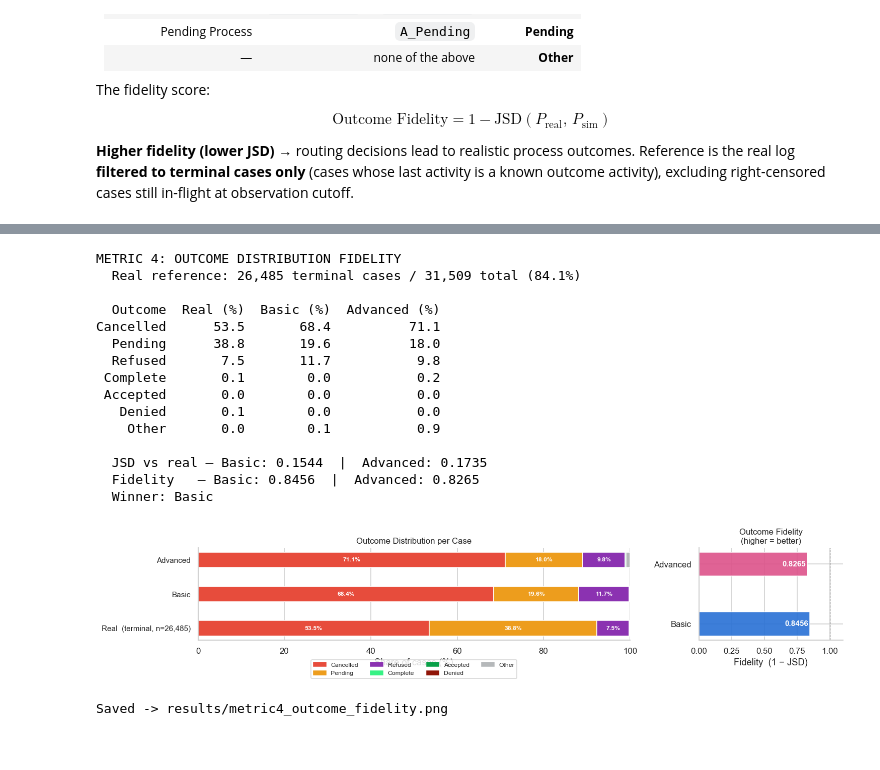
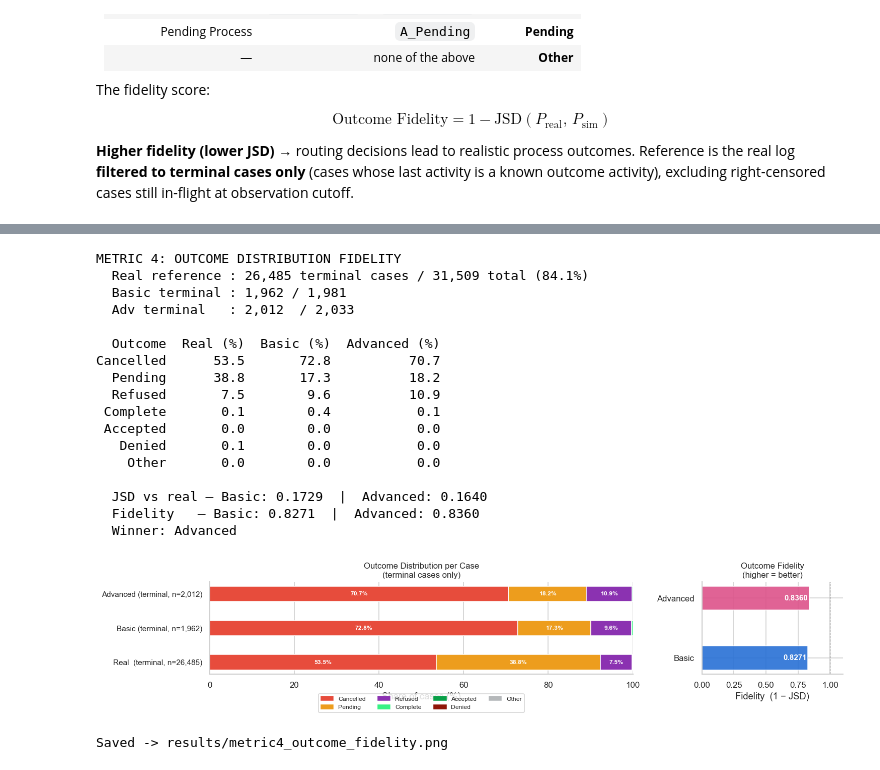
Before and after one commit to mbrieg/bppso-groupwork, a Jupyter notebook: simulation_evaluation/evaluation.ipynb, the cells around one changed output, grey strips where cells are left out. Cells and saved outputs as stored; diff of their text form; code cells hidden in the pictures.

Commit message:
outcome fidelity last

```diff
--- a/simulation_evaluation/evaluation.ipynb
+++ b/simulation_evaluation/evaluation.ipynb
@@ -752,10 +908,9 @@ def last_activity_dist(df):
     )
     return last.value_counts(normalize=True) * 100
 
-# Real log: filter to complete lifecycle events (as in validation section)
-real_complete = real_df.copy()
-if 'lifecycle:transition' in real_complete.columns:
-    real_complete = real_complete[real_complete['lifecycle:transition'].str.lower() == 'complete']
+# Filter real log to complete lifecycle events
+real_complete = real_log[real_log['lifecycle:transition'].str.lower() == 'complete'].copy() \
+    if 'lifecycle:transition' in real_log.columns else real_log.copy()
 
 real_last  = last_activity_dist(real_complete)
 basic_last = last_activity_dist(basic_log)
@@ -848,7 +1003,7 @@ _LAST_ACT_OUTCOME = {
 }
 TERMINAL_ACTS = set(_LAST_ACT_OUTCOME.keys())
 
-def classify_outcomes(df, terminal_filter=False):
+def classify_outcomes(df, terminal_filter=True):
     last = (
         df.sort_values('time:timestamp')
           .groupby('case:concept:name')['concept:name']
@@ -870,17 +1025,17 @@ def jsd_outcomes(p, q):
     if qv.sum() > 0: qv /= qv.sum()
     return float(jensenshannon(pv, qv))
 
-# Real log complete lifecycle events, terminal cases only
-real_complete = real_df.copy()
-if 'lifecycle:transition' in real_complete.columns:
-    real_complete = real_complete[real_complete['lifecycle:transition'].str.lower() == 'complete']
+# Apply terminal_filter=True to all three: only cases that reached a
+# definitive outcome are included, removing right-censored/incomplete cases
+# consistently across real log and simulated logs.
+real_outcomes  = classify_outcomes(real_complete,  terminal_filter=True)
+basic_outcomes = classify_outcomes(basic_log,      terminal_filter=True)
+adv_outcomes   = classify_outcomes(advanced_log,   terminal_filter=True)
 
-real_outcomes  = classify_outcomes(real_complete, terminal_filter=True)
-basic_outcomes = classify_outcomes(basic_log,     terminal_filter=False)
-adv_outcomes   = classify_outcomes(advanced_log,  terminal_filter=False)
-
-n_real_terminal = len(real_outcomes)
-n_real_total    = real_complete['case:concept:name'].nunique()
+n_real_terminal  = len(real_outcomes)
+n_basic_terminal = len(basic_outcomes)
+n_adv_terminal   = len(adv_outcomes)
+n_real_total     = real_complete['case:concept:name'].nunique()
 
 real_dist_out  = outcome_dist(real_outcomes)
 basic_dist_out = outcome_dist(basic_outcomes)
@@ -898,7 +1053,9 @@ comp_df = pd.DataFrame({
     'Advanced (%)': [adv_dist_out[o] * 100   for o in OUTCOME_CATEGORIES],
 })
 print(f"METRIC 4: OUTCOME DISTRIBUTION FIDELITY")
-print(f"  Real reference: {n_real_terminal:,} terminal cases / {n_real_total:,} total ({n_real_terminal/n_real_total*100:.1f}%)\n")
+print(f"  Real reference : {n_real_terminal:,} terminal cases / {n_real_total:,} total ({n_real_terminal/n_real_total*100:.1f}%)")
+print(f"  Basic terminal : {n_basic_terminal:,} / {basic_log['case:concept:name'].nunique():,}")
+print(f"  Adv terminal   : {n_adv_terminal:,}  / {advanced_log['case:concept:name'].nunique():,}\n")
 print(comp_df.round(1).to_string(index=False))
 print(f"\n  JSD vs real — Basic: {jsd_b:.4f}  |  Advanced: {jsd_a:.4f}")
 print(f"  Fidelity   — Basic: {fidelity_b:.4f}  |  Advanced: {fidelity_a:.4f}")
@@ -907,8 +1064,8 @@ print(f"  Winner: {'Advanced' if jsd_a < jsd_b else 'Basic'}")
 # Stacked horizontal bar
 rows = [
     (f'Real  (terminal, n={n_real_terminal:,})', real_dist_out),
-    ('Basic',    basic_dist_out),
-    ('Advanced', adv_dist_out),
+    (f'Basic (terminal, n={n_basic_terminal:,})', basic_dist_out),
+    (f'Advanced (terminal, n={n_adv_terminal:,})', adv_dist_out),
 ]
 
 fig, axes = plt.subplots(1, 2, figsize=(14, 3.5),
@@ -920,9 +1077,9 @@ for i, (label, dist) in enumerate(rows):
     left = 0.0
     for cat in OUTCOME_CATEGORIES:
         val = dist[cat] * 100
-        bar = ax.barh(i, val, bar_h, left=left,
-                      color=OUTCOME_COLORS[cat],
-                      label=cat if i == 0 else '')
+        ax.barh(i, val, bar_h, left=left,
+                color=OUTCOME_COLORS[cat],
+                label=cat if i == 0 else '')
         if val >= 4:
             ax.text(left + val / 2, i, f'{val:.1f}%',
                     ha='center', va='center', fontsize=8,
@@ -933,7 +1090,7 @@ ax.set_yticks(range(len(rows)))
 ax.set_yticklabels([r[0] for r in rows], fontsize=10)
 ax.set_xlabel('Share of cases (%)')
 ax.set_xlim(0, 100)
-ax.set_title('Outcome Distribution per Case', fontsize=11)
+ax.set_title('Outcome Distribution per Case\n(terminal cases only)', fontsize=11)
 ax.spines['top'].set_visible(False)
 ax.spines['right'].set_visible(False)
 handles = [mpatches.Patch(color=OUTCOME_COLORS[c], label=c) for c in OUTCOME_CATEGORIES]
@@ -941,42 +1098,44 @@ ax.legend(handles=handles, fontsize=8, ncol=4,
           loc='upper center', bbox_to_anchor=(0.5, -0.18),
           framealpha=0.85)
 
 # Fidelity score panel
 ax2 = axes[1]
-fidelity_vals  = [fidelity_b, fidelity_a]
+fidelity_vals   = [fidelity_b, fidelity_a]
 fidelity_labels = ['Basic', 'Advanced']
 bars = ax2.barh(fidelity_labels, fidelity_vals,
                 color=[COLORS['basic'], COLORS['advanced']], alpha=0.9, height=0.4)
 for bar, val in zip(bars, fidelity_vals):
     ax2.text(val - 0.01, bar.get_y() + bar.get_height() / 2,
              f'{val:.4f}', ha='right', va='center',
              fontsize=10, color='white', fontweight='bold')
 ax2.set_xlim(0, 1.1)
 ax2.axvline(1.0, color='grey', linestyle='--', lw=0.8)
 ax2.set_xlabel('Fidelity  (1 − JSD)')
 ax2.set_title('Outcome Fidelity\n(higher = better)', fontsize=11)
 ax2.spines['top'].set_visible(False)
 ax2.spines['right'].set_visible(False)
 
 plt.tight_layout(pad=2.0)
 plt.savefig(RESULTS_DIR / 'metric4_outcome_fidelity.png', dpi=150, bbox_inches='tight')
 plt.show()
 print('Saved -> results/metric4_outcome_fidelity.png')
 # %% [output]
 METRIC 4: OUTCOME DISTRIBUTION FIDELITY
-  Real reference: 26,485 terminal cases / 31,509 total (84.1%)
+  Real reference : 26,485 terminal cases / 31,509 total (84.1%)
+  Basic terminal : 1,962 / 1,981
+  Adv terminal   : 2,012  / 2,033
 
   Outcome  Real (%)  Basic (%)  Advanced (%)
-Cancelled      53.5       68.4          71.1
-  Pending      38.8       19.6          18.0
-  Refused       7.5       11.7           9.8
- Complete       0.1        0.0           0.2
+Cancelled      53.5       72.8          70.7
+  Pending      38.8       17.3          18.2
+  Refused       7.5        9.6          10.9
+ Complete       0.1        0.4           0.1
  Accepted       0.0        0.0           0.0
    Denied       0.1        0.0           0.0
-    Other       0.0        0.1           0.9
+    Other       0.0        0.0           0.0
 
-  JSD vs real — Basic: 0.1544  |  Advanced: 0.1735
-  Fidelity   — Basic: 0.8456  |  Advanced: 0.8265
-  Winner: Basic
+  JSD vs real — Basic: 0.1729  |  Advanced: 0.1640
+  Fidelity   — Basic: 0.8271  |  Advanced: 0.8360
+  Winner: Advanced
-[figure, old version]
+[figure, new version]
 Saved -> results/metric4_outcome_fidelity.png
```
Also changed, not shown: parts of 22 cells of this notebook, 8 other files.
